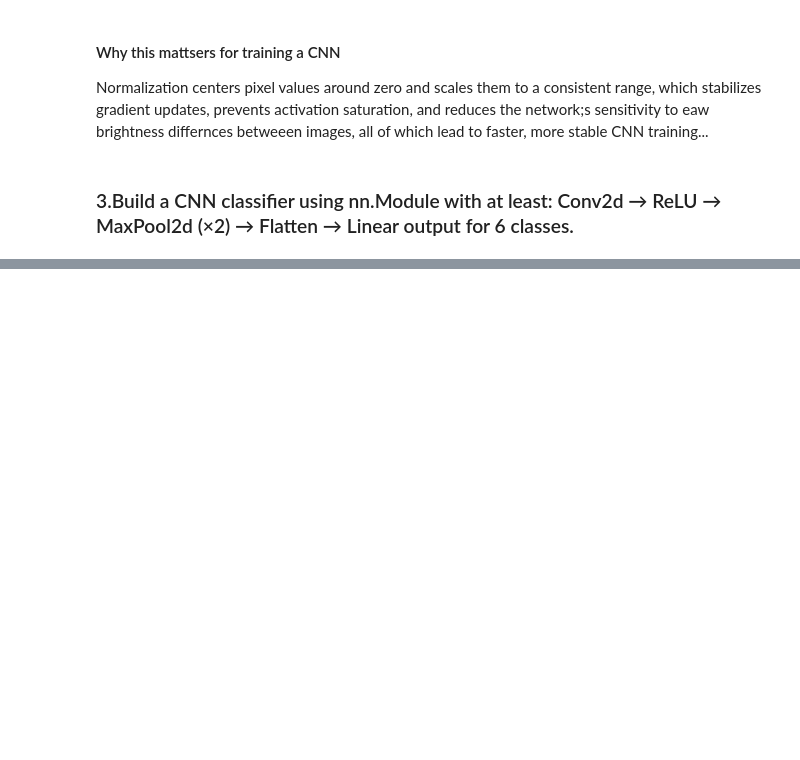
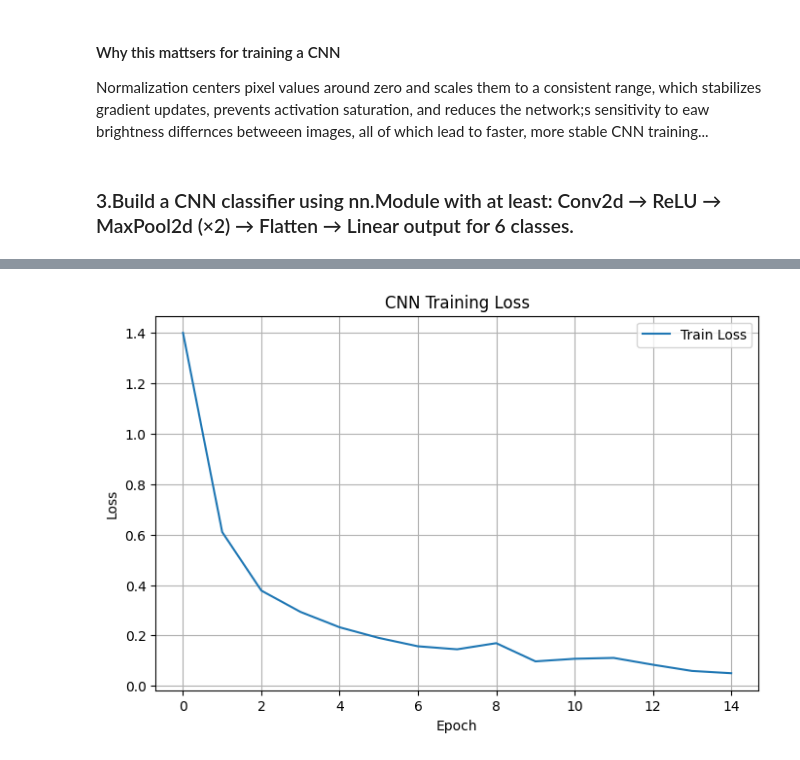
Before and after one commit to un1u3/ml-labs, a Jupyter notebook: fusemachines-2026/phase3/assignment1/NEU_Surface_Defect.ipynb, the cells around one changed output, grey strips where cells are left out. Cells and saved outputs as stored; diff of their text form; code cells hidden in the pictures; blank space fills up the shorter version.

```diff
--- a/fusemachines-2026/phase3/assignment1/NEU_Surface_Defect.ipynb
+++ b/fusemachines-2026/phase3/assignment1/NEU_Surface_Defect.ipynb
@@ -542,0 +598,4 @@ Normalization centers pixel values around zero and scales them to a consistent r
+# %%
+model = CNN(num_classes=len(train_ds.classes))
+criterion = nn.CrossEntropyLoss()
+optimizer = torch.optim.Adam(model.parameters(), lr=0.001)
@@ -542,0 +657,11 @@ Normalization centers pixel values around zero and scales them to a consistent r
+# %%
+plt.figure(figsize=(8, 5))
+plt.plot(train_losses, label="Train Loss")
+plt.xlabel("Epoch")
+plt.ylabel("Loss")
+plt.title("CNN Training Loss")
+plt.legend()
+plt.grid(True)
+plt.show()
+# %% [output]
+[figure, added]
```
Also changed, not shown: parts of 4 cells of this notebook.
